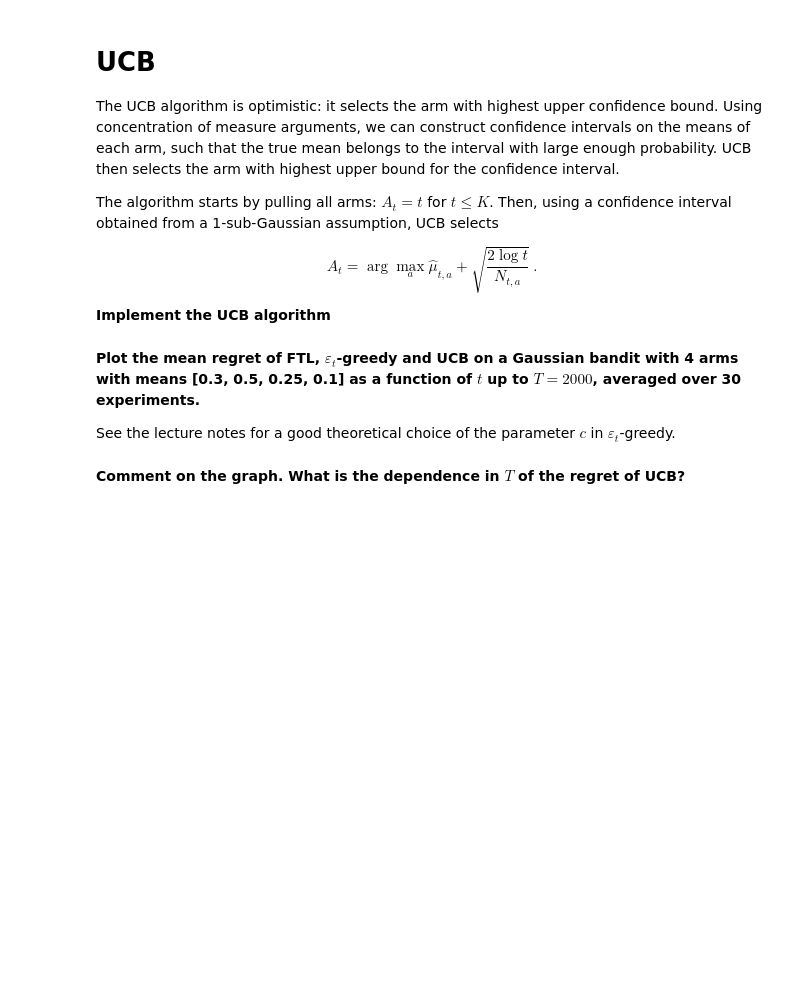
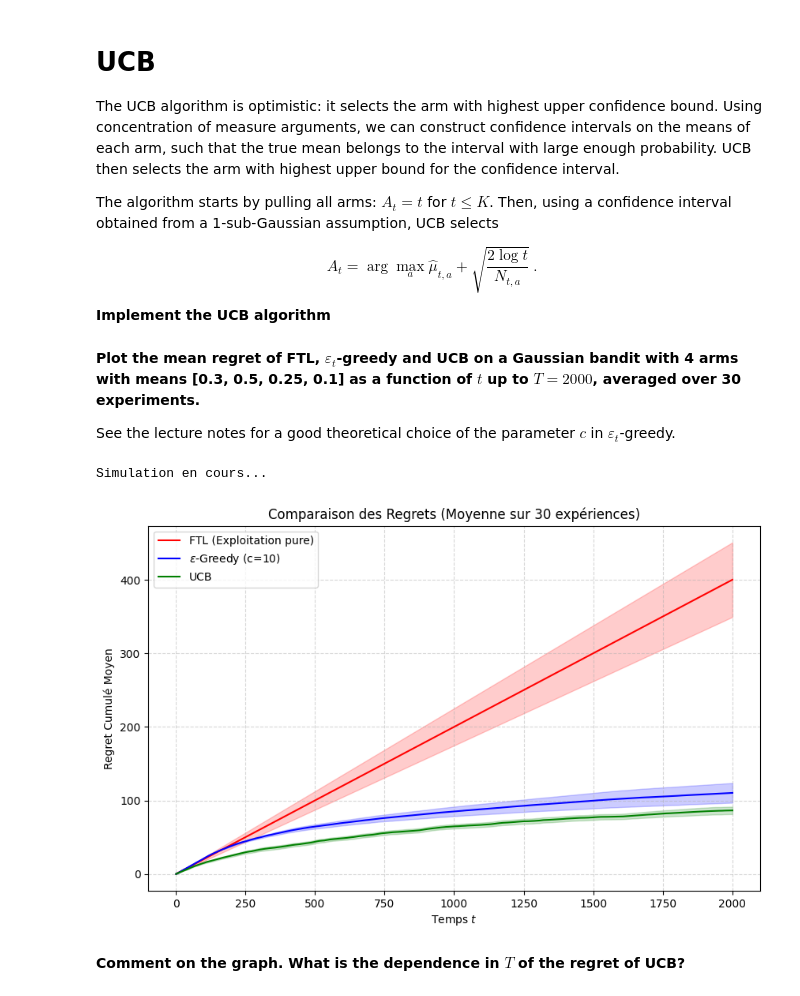
Before and after one commit to milanolivia/apprentissage_seq, a Jupyter notebook: SL_TP3_AMORRI_MILANO.ipynb, the cells around one changed output. Drawn from its saved outputs; the diff is of its cells as text; code cells hidden in the pictures; blank space fills up the shorter version.

```diff
--- a/SL_TP3_AMORRI_MILANO.ipynb
+++ b/SL_TP3_AMORRI_MILANO.ipynb
@@ -290,7 +290,7 @@ In order to obtain sub-linear regret, an algorithm should balance *exploration*
 
 **Implement $\varepsilon$-greedy for a decreasing $\varepsilon_t = c/t$, where $c$ is a parameter and $t$ is the current time.**
 # %%
-def eps_greedy(emp_means, nb_pulls, t):
+def eps_greedy(emp_means, nb_pulls, t, d):
     """
     eps-greedy arm selection
 
@@ -301,12 +301,13 @@ def eps_greedy(emp_means, nb_pulls, t):
     Returns: int; arm selected by eps-greedy
     """
     K = len(emp_means)
-    c = 2
+    c = 1
+
 
     if t == 0:
         eps_t = 1.0
     else:
-        eps_t = min(1.0, c / t)
+        eps_t = min(1, (c * K) / (d**2 * t))
 
 
 
@@ -341,16 +342,18 @@ def UCB(emp_means, nb_pulls, t):
 
     Returns: int; arm selected by UCB
     """
-    K = len(emp_means)
-    for arm in range(K):
-        if nb_pulls[arm] == 0:
-            return arm
+    # The instructions say: "The algorithm starts by pulling all arms: A_t = t for t <= K"
+    # We check if any arm has 0 pulls.
+    for k in range(len(nb_pulls)):
+        if nb_pulls[k] == 0:
+            return k
 
-    bonus = np.sqrt((2 * np.log(t)) / nb_pulls)
-    ucb_values = emp_means + bonus
-    action = np.argmax(ucb_values)
+    # Calculate the UCB index
+    # Formula: mean + sqrt(2 * log(t) / N_a)
+    confidence_bound = np.sqrt(2 * np.log(t) / nb_pulls)
+    ucb_values = emp_means + confidence_bound
 
-    return action
+    return np.argmax(ucb_values)
 # %% [markdown]
 **Plot the mean regret of FTL, $\varepsilon_t$-greedy and UCB on a Gaussian bandit with 4 arms with means [0.3, 0.5, 0.25, 0.1] as a function of $t$ up to $T = 2000$, averaged over 30 experiments.**
 
@@ -381,6 +384,11 @@ def run_experiment(algo_func, bandit, T, **kwargs):
 means = [0.3, 0.5, 0.25, 0.1]
 T = 2000
 N_experiments = 30
+# Calculate theoretical c
+# c = K / (Delta_min^2)
+mu_star = np.max(means)
+gaps = [mu_star - m for m in means if m != mu_star]
+delta_min = np.min(gaps)
 
 # Stockage des résultats
 regrets_ftl = np.zeros((N_experiments, T))
@@ -398,34 +406,37 @@ for i in range(N_experiments):
 
     # 2. Run Eps-Greedy (avec c=10 pour bien explorer au début)
     # Note: On passe c via une lambda ou wrapper si besoin, ici adapté dans la boucle
-    actions_eps = run_experiment(lambda em, np, t: eps_greedy(em, np, t), bandit, T)
+    actions_eps = run_experiment(lambda em, np, t: eps_greedy(em, np, t, delta_min), bandit, T)
     regrets_eps[i, :] = regret(np.array(means), actions_eps)
 
     # 3. Run UCB
     actions_ucb = run_experiment(UCB, bandit, T)
     regrets_ucb[i, :] = regret(np.array(means), actions_ucb)
 
 # --- PLOTTING ---
 
 plt.figure(figsize=(10, 6))
 
 # Fonction d'aide pour tracer courbe + ombre
 def plot_with_conf(data, label, color):
     mean = np.mean(data, axis=0)
     ste = np.std(data, axis=0) / np.sqrt(N_experiments)
     plt.plot(range(1, T+1), mean, label=label, color=color)
     plt.fill_between(range(1, T+1), mean-ste, mean+ste, color=color, alpha=0.2)
 
 plot_with_conf(regrets_ftl, 'FTL (Exploitation pure)', 'red')
 plot_with_conf(regrets_eps, '$\epsilon$-Greedy (c=10)', 'blue')
 plot_with_conf(regrets_ucb, 'UCB', 'green')
 
 plt.xlabel('Temps $t$')
 plt.ylabel('Regret Cumulé Moyen')
 plt.title(f'Comparaison des Regrets (Moyenne sur {N_experiments} expériences)')
 plt.legend()
 plt.grid(True, linestyle='--', alpha=0.5)
 plt.show()
+# %% [output]
+Simulation en cours...
+[figure, added]
 # %% [markdown]
 **Comment on the graph. What is the dependence in $T$ of the regret of UCB?**
 # %% [markdown]
```
Also changed, not shown: parts of 8 cells of this notebook.
